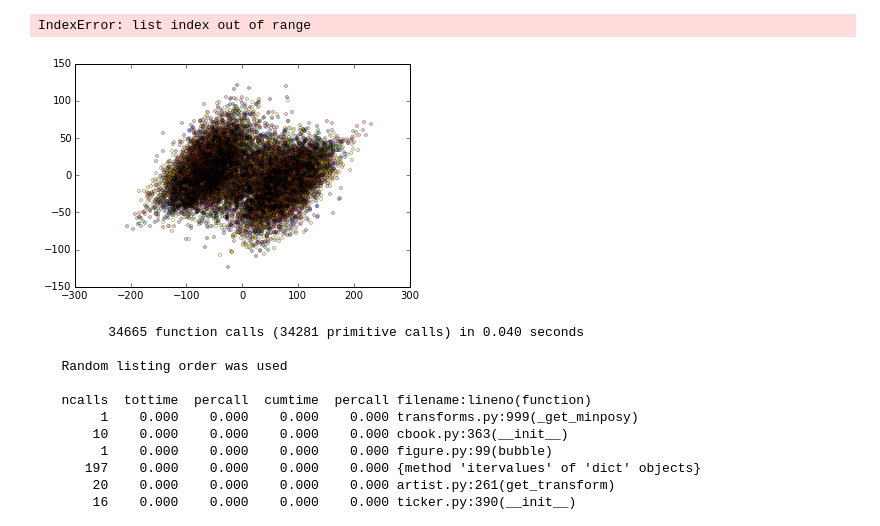
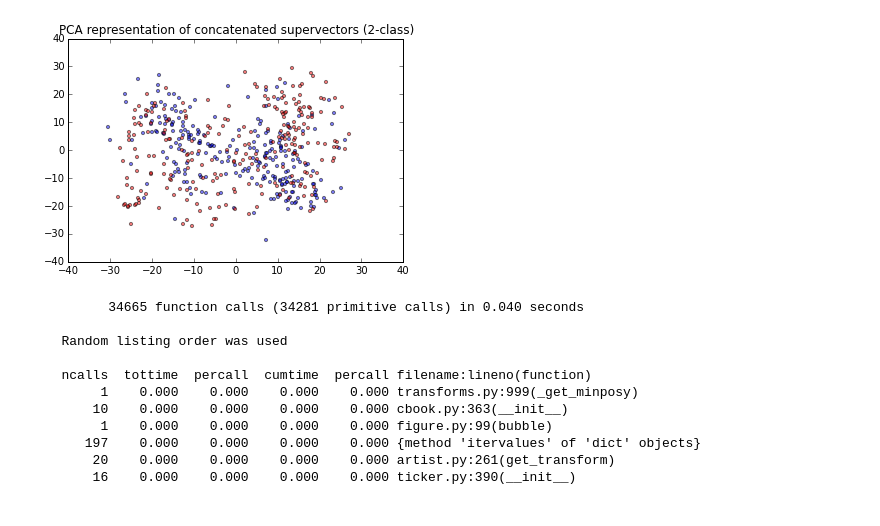
Before and after one commit to daviswer/SpeechAuthenticator, a Jupyter notebook: Softmax-WIP2.ipynb, the cells around one changed output. Cells and saved outputs as stored; diff of their text form; code cells hidden in the pictures.

Commit message:
Working on plots

```diff
--- a/Softmax-WIP2.ipynb
+++ b/Softmax-WIP2.ipynb
@@ -17,12 +17,9 @@ from sklearn.decomposition import PCA
 from sklearn.metrics import confusion_matrix
 # %%
 filelist = ['Audio/1-1.wav',
-            'Audio/1-2.wav',
-            'Audio/2-1.wav',
-            'Audio/2-2.wav',
-
+            'Audio/2-1.wav'
             ]
-info = WAVreader(filelist, [0,0,1,1], 0.05)
+info = WAVreader(filelist, [], 0.05)
 data = info.dataset
 # %% [output]
 14.4615
@@ -144,20 +111,22 @@ print F1
 # %%
-colors = ['red','blue','green','purple','orange','yellow','brown','black']
+def pcaplot(pull):
+    colors = ['red','blue','green','purple','orange','yellow','brown','black']
 
-pull = info.concatset
-X = [dat[0] for dat in pull]
-labels = [(dat[1]+0.0)/info.length*2 for dat in info.concatset]
-pca = PCA(n_components=2)
-pca.fit(X)
-newX = pca.transform(X)
-figure()
-for label in range(info.numClasses):
-    series = [newX[i] for i in range(len(newX)) if pull[i][1]==label]
-    scatter([x[0] for x in series], [x[1] for x in series],c=colors[label],alpha=0.25,s=10)
-show()
+    X = [dat[0] for dat in pull]
+    labels = [(dat[1]+0.0)/info.length*2 for dat in pull]
+    pca = PCA(n_components=2)
+    pca.fit(X)
+    newX = pca.transform(X)
+    figure()
+    for label in range(info.numClasses,-1,-1):
+        series = [newX[i] for i in range(len(newX)) if pull[i][1]==label and i%3==0]
+        scatter([x[0] for x in series], [x[1] for x in series],c=colors[label],alpha=0.5,s=10)
+    plt.title("PCA representation of concatenated supervectors (2-class)")
+    show()
+
+pcaplot(info.svmset)
 # %% [output]
-IndexError: list index out of range
-[figure, old version]
+[figure, new version]
 # %%
 #SIMPLE TIMER
 cProfile.run("rate, x = wavfile.read('5-1.wav');")
```
Also changed, not shown: parts of 8 cells of this notebook, 21 other files.
